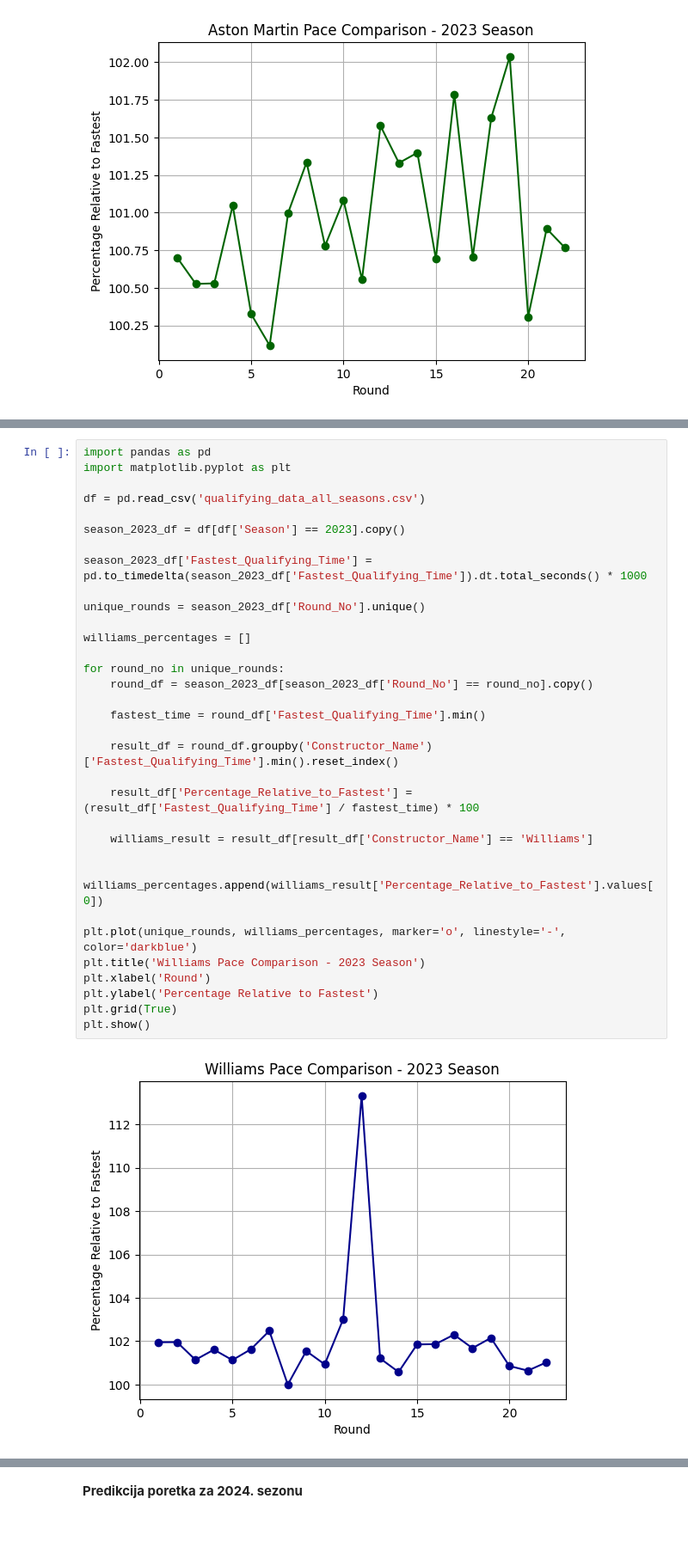
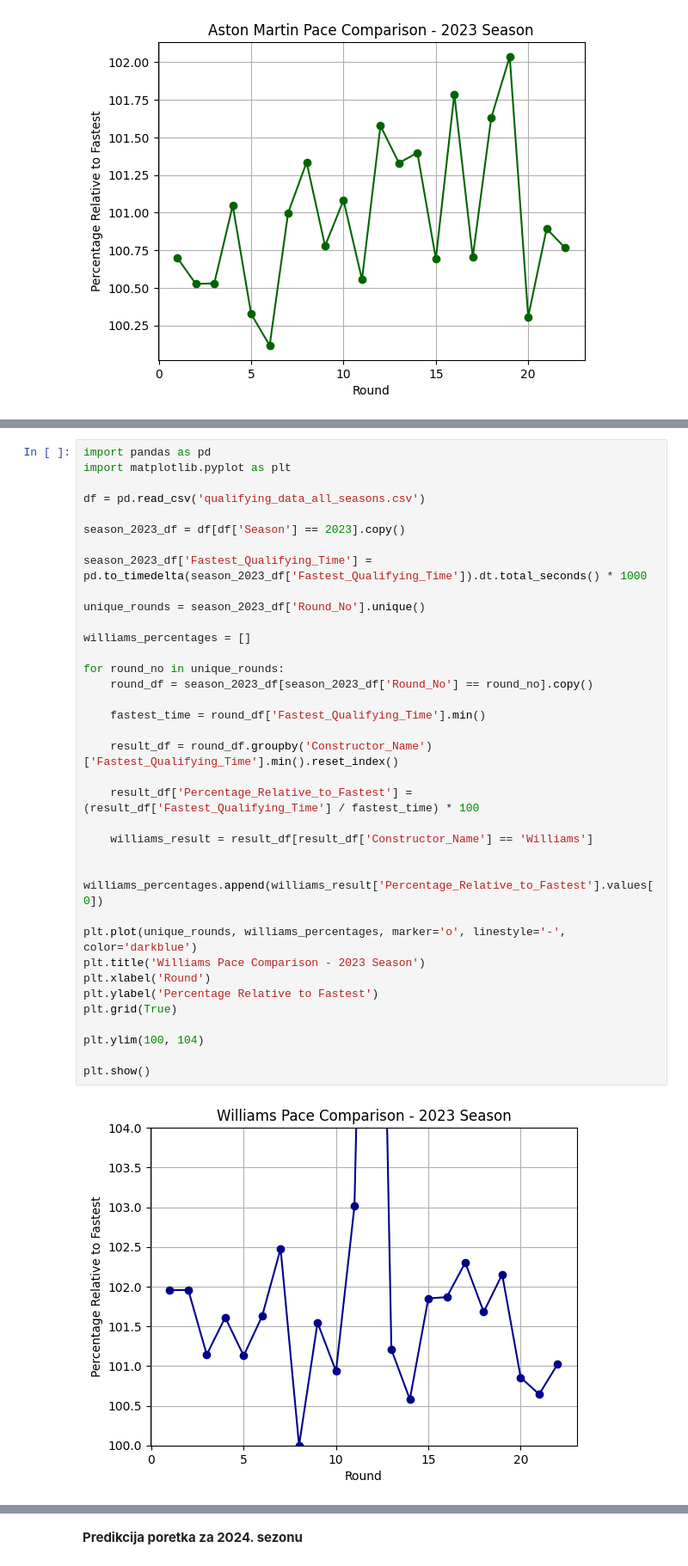
Before and after one commit to GoranBogetic/Podatkovna-rad, a Jupyter notebook: rad.ipynb, the cells around one changed output, grey strips where cells are left out. Shown at 86% size. Cells and saved outputs as stored; diff of their text form; blank space fills up the shorter version.

```diff
--- a/rad.ipynb
+++ b/rad.ipynb
@@ -703,34 +723,37 @@ import matplotlib.pyplot as plt
 df = pd.read_csv('qualifying_data_all_seasons.csv')
 
 season_2023_df = df[df['Season'] == 2023].copy()
 
 season_2023_df['Fastest_Qualifying_Time'] = pd.to_timedelta(season_2023_df['Fastest_Qualifying_Time']).dt.total_seconds() * 1000
 
 unique_rounds = season_2023_df['Round_No'].unique()
 
 williams_percentages = []
 
 for round_no in unique_rounds:
     round_df = season_2023_df[season_2023_df['Round_No'] == round_no].copy()
 
     fastest_time = round_df['Fastest_Qualifying_Time'].min()
 
     result_df = round_df.groupby('Constructor_Name')['Fastest_Qualifying_Time'].min().reset_index()
 
     result_df['Percentage_Relative_to_Fastest'] = (result_df['Fastest_Qualifying_Time'] / fastest_time) * 100
 
     williams_result = result_df[result_df['Constructor_Name'] == 'Williams']
 
     williams_percentages.append(williams_result['Percentage_Relative_to_Fastest'].values[0])
 
 plt.plot(unique_rounds, williams_percentages, marker='o', linestyle='-', color='darkblue')
 plt.title('Williams Pace Comparison - 2023 Season')
 plt.xlabel('Round')
 plt.ylabel('Percentage Relative to Fastest')
 plt.grid(True)
+
+plt.ylim(100, 104)
+
 plt.show()
 # %% [output]
-[figure, old version]
+[figure, new version]
 # %%
 import pandas as pd
 import matplotlib.pyplot as plt
```
Also changed, not shown: parts of 5 cells of this notebook.
